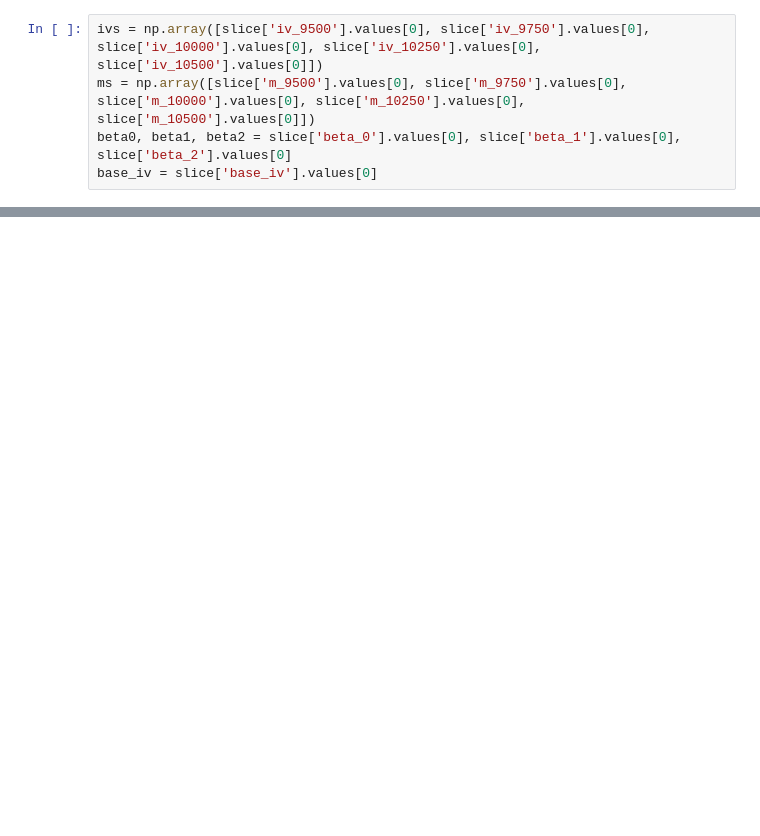
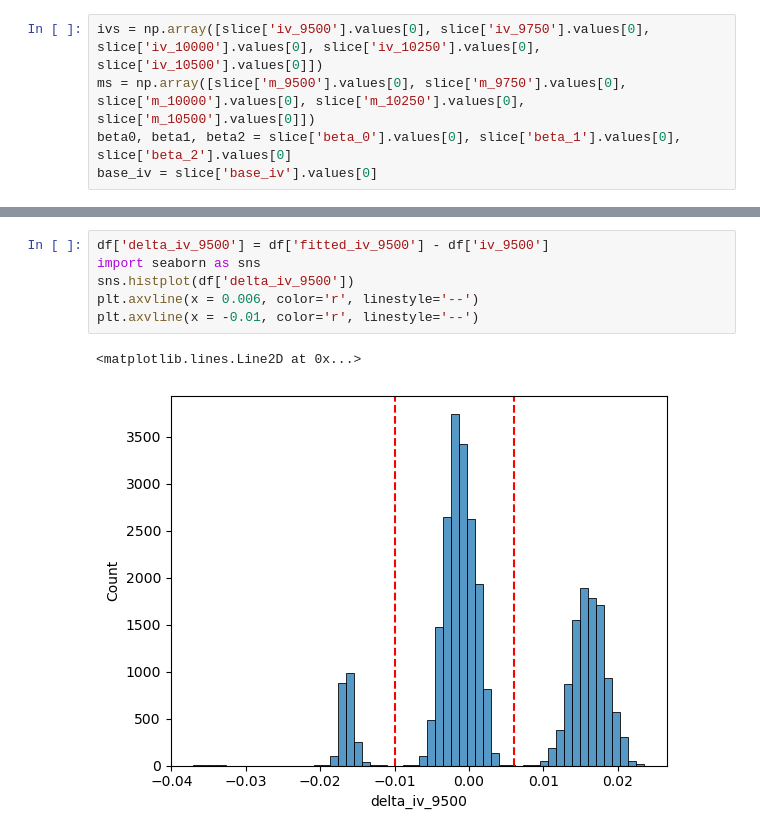
Before and after one commit to IMC-Prosperity-Granite-Flow/IMC_Prosperity3_GraniteFlow, a Jupyter notebook: src/analysis/round3/main.ipynb, the cells around one changed output, grey strips where cells are left out. Saved outputs shown, nothing was run; the diff lists cells and outputs as text; blank space fills up the shorter version.

```diff
--- a/src/analysis/round3/main.ipynb
+++ b/src/analysis/round3/main.ipynb
@@ -109,0 +82,9 @@ plt.show()
+# %%
+df['delta_iv_9500'] = df['fitted_iv_9500'] - df['iv_9500']
+import seaborn as sns
+sns.histplot(df['delta_iv_9500'])
+plt.axvline(x = 0.006, color='r', linestyle='--')
+plt.axvline(x = -0.01, color='r', linestyle='--')
+# %% [output]
+<matplotlib.lines.Line2D at 0x...>
+[figure, added]
```
Also changed, not shown: parts of 18 cells of this notebook, 6 other files.
